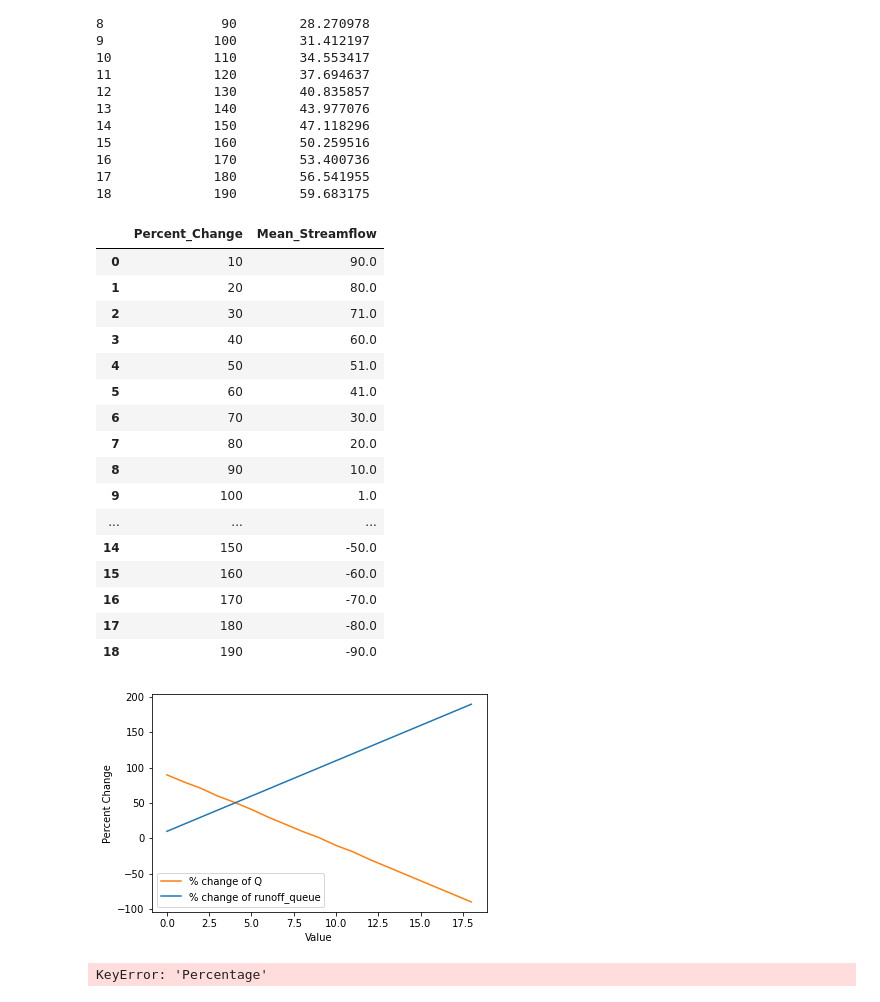
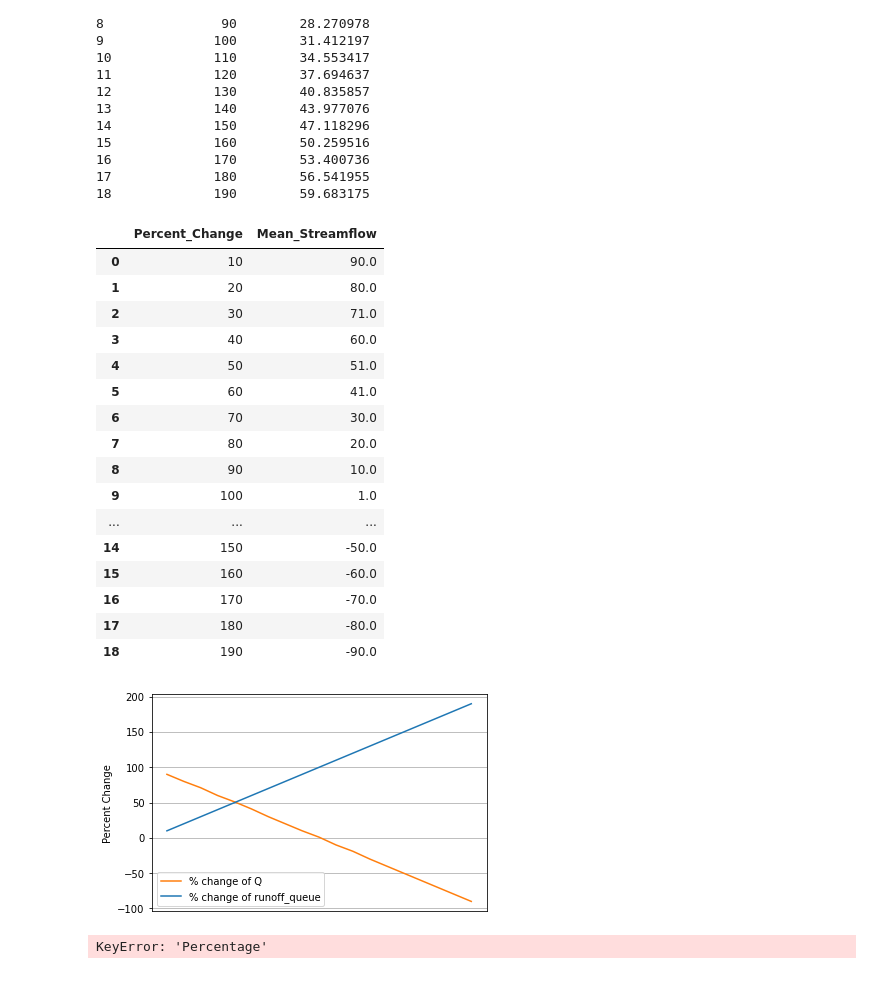
Before and after one commit to zbutler33/NextGen---The-Simulators-, a Jupyter notebook: Toy_Model/State_VarChanges.ipynb, the cells around one changed output. Cells and saved outputs as stored; diff of their text form; code cells hidden in the pictures.

```diff
--- a/Toy_Model/State_VarChanges.ipynb
+++ b/Toy_Model/State_VarChanges.ipynb
@@ -117,35 +117,36 @@ no_change = df.loc[df['Percent_Change'] == 100]
 # # # # # no_change['Sum streamflow']
 Q_at_no_change=float(no_change['Mean_Streamflow'])
 # # # # # float(Q_at_no_change)
 df['Mean_Streamflow']=100-100*df['Mean_Streamflow']//Q_at_no_change
 
 # # # #df['Sum streamflow'][100]
 # # # # df['Sum streamflow']#/Q_at_no_change
 plt.plot(df['Mean_Streamflow'], label='% change of Q', color='tab:orange')
 plt.plot(df['Percent_Change'],label='% change of runoff_queue', color='tab:blue')
-plt.xlabel('Value')
+plt.xticks([])
 plt.ylabel('Percent Change')
 plt.legend(loc=3)
+plt.grid()
 df
 # %% [output]
 |  | Percent_Change | Mean_Streamflow |
 | 0 | 10 | 90.0 |
 | 1 | 20 | 80.0 |
 | 2 | 30 | 71.0 |
 | 3 | 40 | 60.0 |
 | 4 | 50 | 51.0 |
 | 5 | 60 | 41.0 |
 | 6 | 70 | 30.0 |
 | 7 | 80 | 20.0 |
 | 8 | 90 | 10.0 |
 | 9 | 100 | 1.0 |
 | ... | ... | ... |
 | 14 | 150 | -50.0 |
 | 15 | 160 | -60.0 |
 | 16 | 170 | -70.0 |
 | 17 | 180 | -80.0 |
 | 18 | 190 | -90.0 |
-[figure, old version]
+[figure, new version]
 # %%
 # Find mean streamflow to based changes on
 # df_mean = df['Sum_streamflow'].mean()
```
Also changed, not shown: 1 other file.
